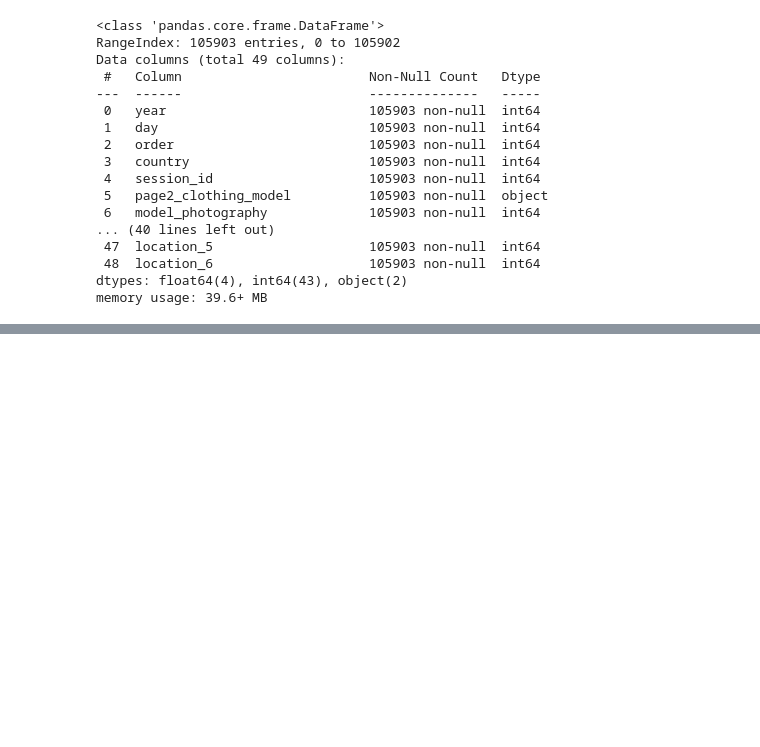
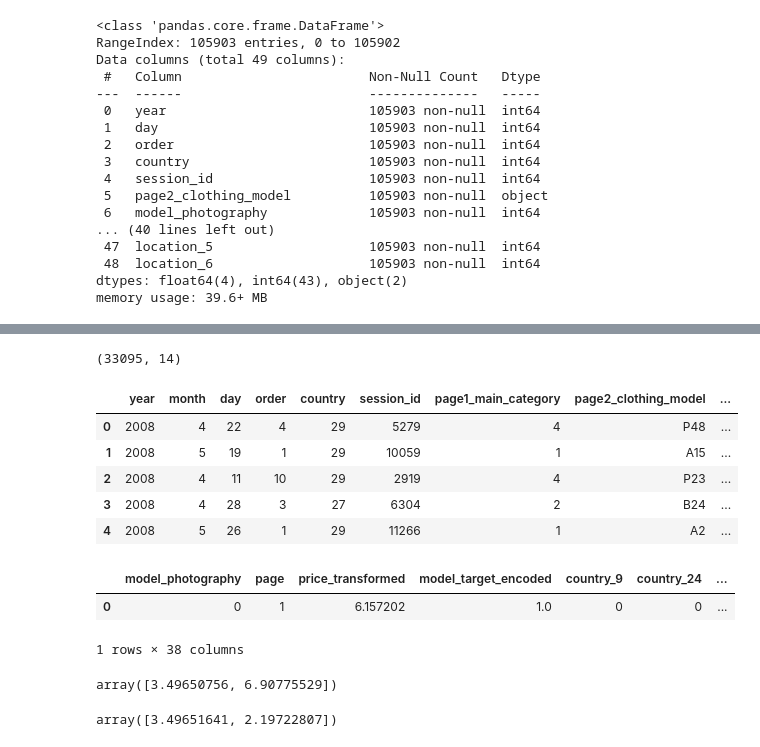
Before and after one commit to Aravind-M2/E-Commerce-Customer-conversion, a Jupyter notebook: classification demo copy.ipynb, the cells around one changed output, grey strips where cells are left out. Drawn from its saved outputs; the diff is of its cells as text; code cells hidden in the pictures; blank space fills up the shorter version.

```diff
--- a/classification demo copy.ipynb
+++ b/classification demo copy.ipynb
@@ -786,0 +998,21 @@ KeyboardInterrupt:
+# %%
+# predicting a single entry
+data_test = pd.read_csv("D:\GIT HUB\GUVI Mini Proj 4\\test_data - test_data.csv")
+data_test.shape
+# %% [output]
+(33095, 14)
+# %%
+data_test.head()
+# %% [output]
+|  | year | month | day | order | country | session_id | page1_main_category | page2_clothing_model | ... |
+| 0 | 2008 | 4 | 22 | 4 | 29 | 5279 | 4 | P48 | ... |
+| 1 | 2008 | 5 | 19 | 1 | 29 | 10059 | 1 | A15 | ... |
+| 2 | 2008 | 4 | 11 | 10 | 29 | 2919 | 4 | P23 | ... |
+| 3 | 2008 | 4 | 28 | 3 | 27 | 6304 | 2 | B24 | ... |
+| 4 | 2008 | 5 | 26 | 1 | 29 | 11266 | 1 | A2 | ... |
+# %%
+x_test.head(1)
+# %% [output]
+|  | model_photography | page | price_transformed | model_target_encoded | country_9 | country_24 | ... |
+| 0 | 0 | 1 | 6.157202 | 1.0 | 0 | 0 | ... |
+1 rows × 38 columns
@@ -786,0 +1074,10 @@ KeyboardInterrupt:
+# %%
+b = [33,1000]
+a, optimal_lambda = boxcox(b)
+a
+# %% [output]
+array([3.49650756, 6.90775529])
+# %%
+a
+# %% [output]
+array([3.49651641, 2.19722807])
```
Also changed, not shown: parts of 35 cells of this notebook.
